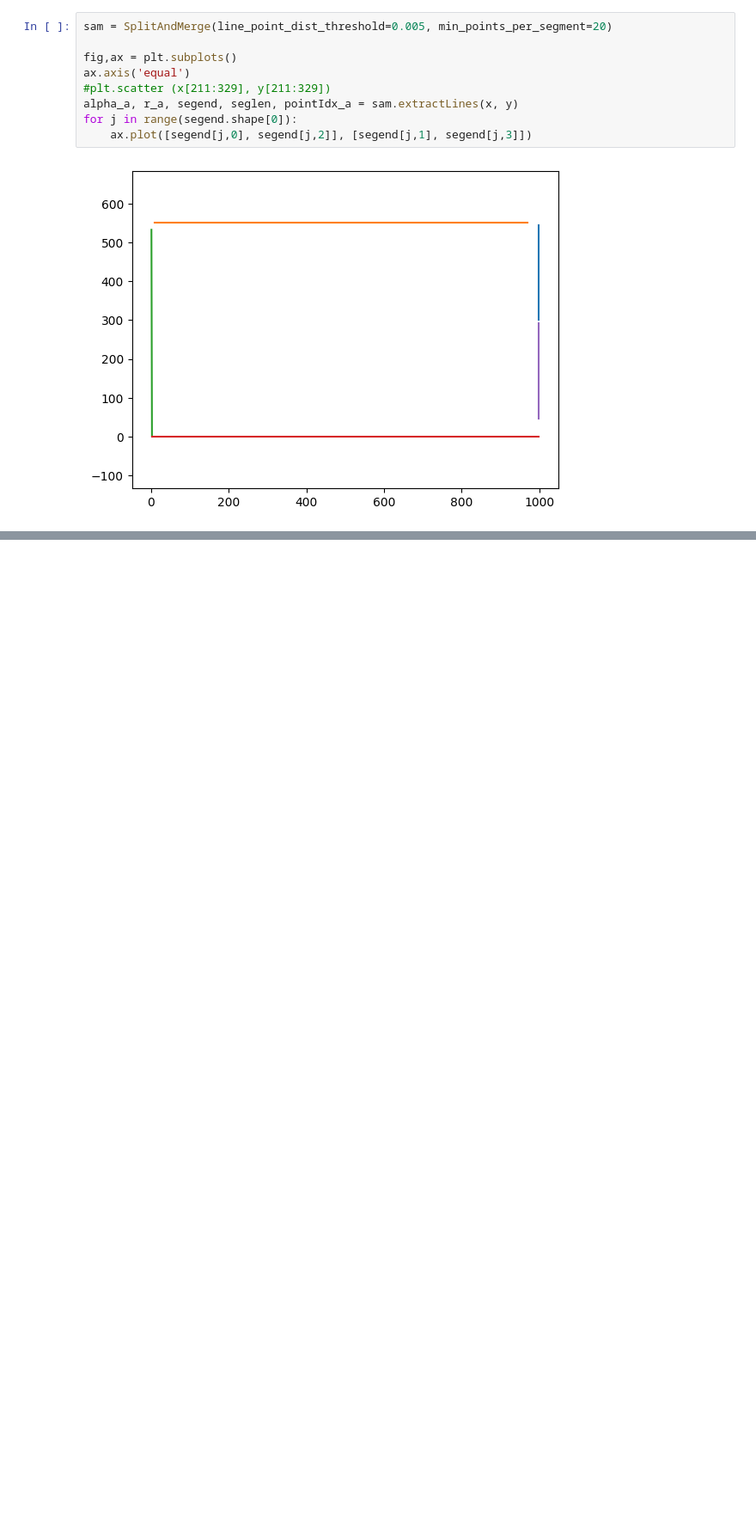
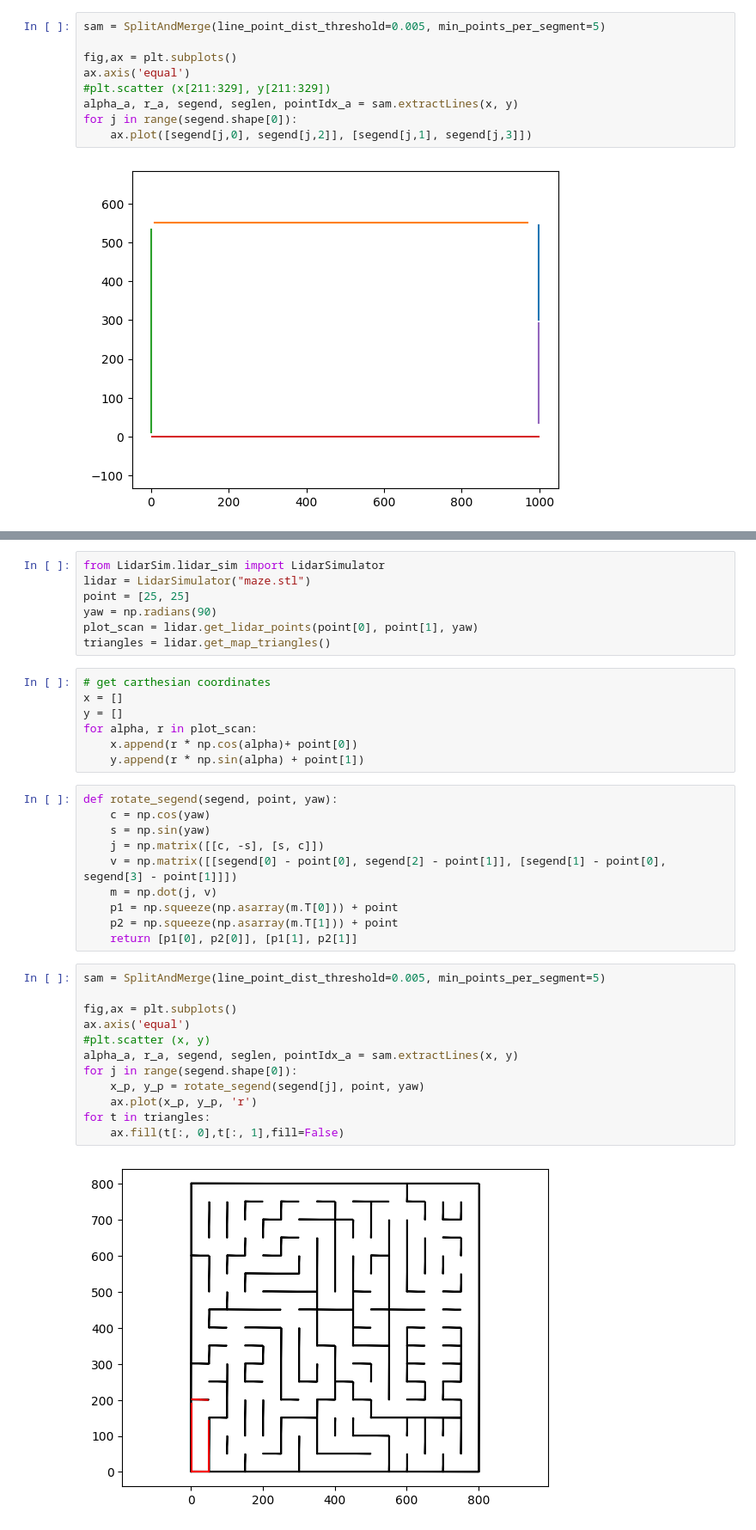
Before and after one commit to hdumcke/lidar-simulator, a Jupyter notebook: jupyternb/3.2-splt-and-merge.ipynb, the cells around one changed output, grey strips where cells are left out. Shown: that part at 86% size. Saved outputs shown, nothing was run; the diff lists cells and outputs as text; blank space fills up the shorter version.

Commit message:
done split and merge

```diff
--- a/jupyternb/3.2-splt-and-merge.ipynb
+++ b/jupyternb/3.2-splt-and-merge.ipynb
@@ -113,7 +75,7 @@ for alpha, r in plot_scan:
     x.append(r * np.cos(alpha)+ point[0])
     y.append(r * np.sin(alpha) + point[1])
 # %%
-sam = SplitAndMerge(line_point_dist_threshold=0.005, min_points_per_segment=20)
+sam = SplitAndMerge(line_point_dist_threshold=0.005, min_points_per_segment=5)
 
 fig,ax = plt.subplots()
 ax.axis('equal')
@@ -133,0 +88,38 @@ array([[  0,  26],
+# %%
+from LidarSim.lidar_sim import LidarSimulator
+lidar = LidarSimulator("maze.stl")
+point = [25, 25]
+yaw = np.radians(90)
+plot_scan = lidar.get_lidar_points(point[0], point[1], yaw)
+triangles = lidar.get_map_triangles()
+# %%
+# get carthesian coordinates
+x = []
+y = []
+for alpha, r in plot_scan:
+    x.append(r * np.cos(alpha)+ point[0])
+    y.append(r * np.sin(alpha) + point[1])
+# %%
+def rotate_segend(segend, point, yaw):
+    c = np.cos(yaw)
+    s = np.sin(yaw)
+    j = np.matrix([[c, -s], [s, c]])
+    v = np.matrix([[segend[0] - point[0], segend[2] - point[1]], [segend[1] - point[0], segend[3] - point[1]]])
+    m = np.dot(j, v)
+    p1 = np.squeeze(np.asarray(m.T[0])) + point
+    p2 = np.squeeze(np.asarray(m.T[1])) + point
+    return [p1[0], p2[0]], [p1[1], p2[1]]
+# %%
+sam = SplitAndMerge(line_point_dist_threshold=0.005, min_points_per_segment=5)
+
+fig,ax = plt.subplots()
+ax.axis('equal')
+#plt.scatter (x, y)
+alpha_a, r_a, segend, seglen, pointIdx_a = sam.extractLines(x, y)
+for j in range(segend.shape[0]):
+    x_p, y_p = rotate_segend(segend[j], point, yaw)
+    ax.plot(x_p, y_p, 'r')
+for t in triangles:
+    ax.fill(t[:, 0],t[:, 1],fill=False)
+# %% [output]
+[figure, added]
```
Also changed, not shown: parts of 5 cells of this notebook, 1 other file.
